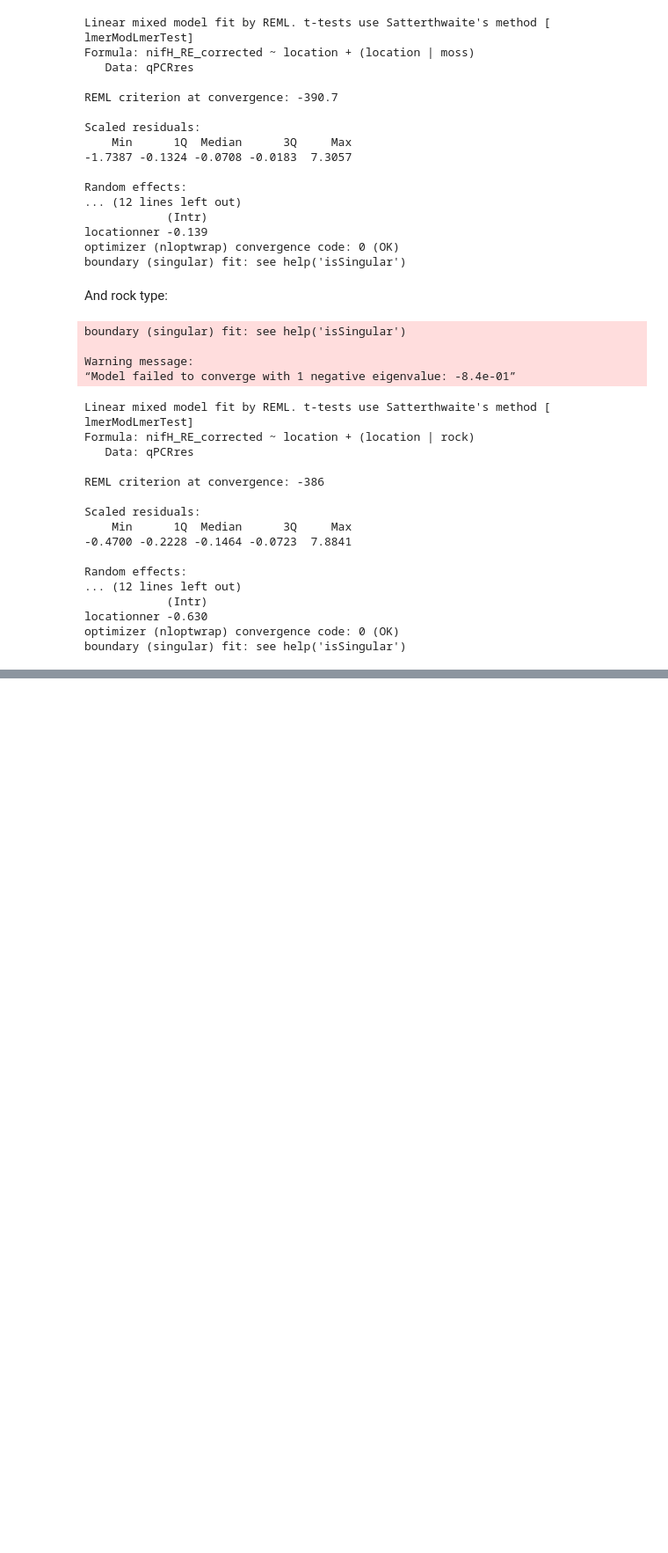
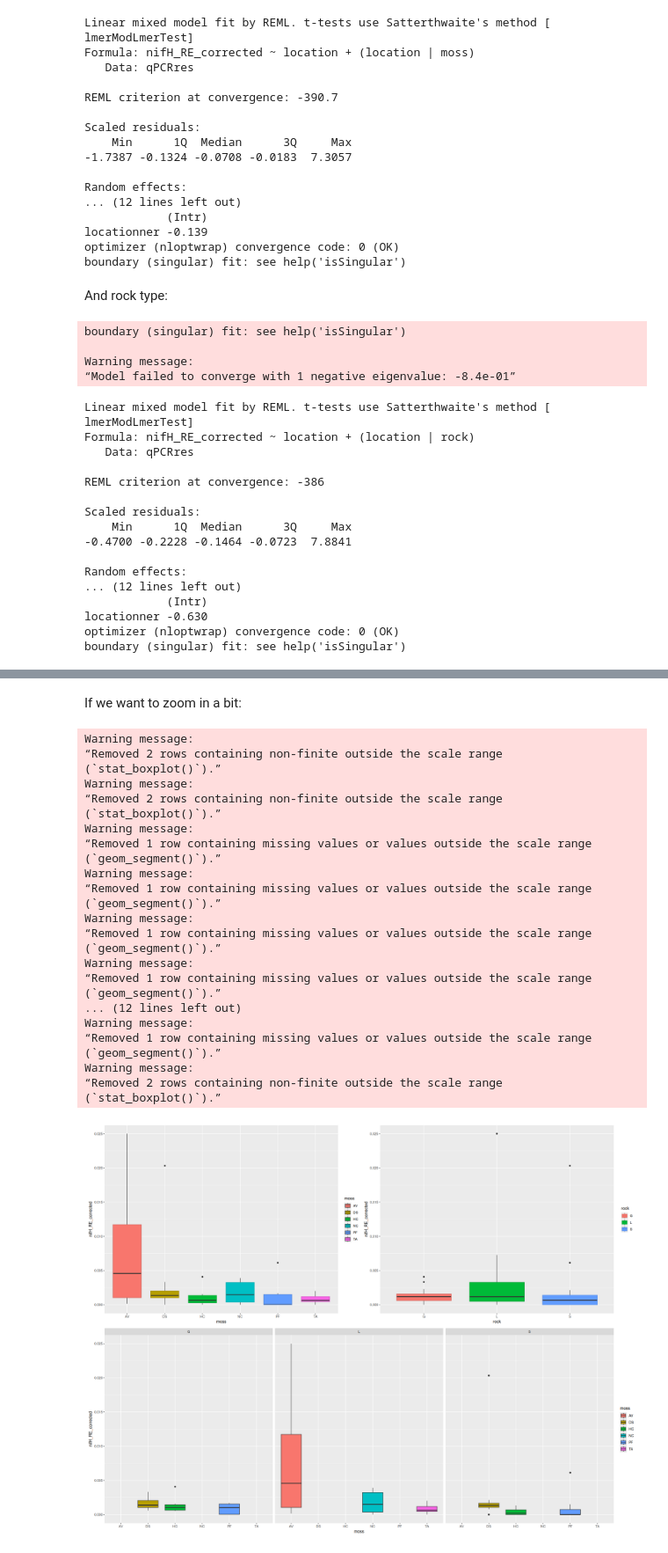
Before and after one commit to danchurch/mossCyano_qPCR, a Jupyter notebook: rock_moss_cyano_qPCR_analysis.ipynb, the cells around one changed output, grey strips where cells are left out. Shown at 88% size. Drawn from its saved outputs; the diff is of its cells as text; code cells hidden in the pictures; blank space fills up the shorter version.

```diff
--- a/rock_moss_cyano_qPCR_analysis.ipynb
+++ b/rock_moss_cyano_qPCR_analysis.ipynb
@@ -410,0 +509,31 @@ Great, sampler didn't even converge. And both models are complaining about singu
+# %% [markdown]
+If we want to zoom in a bit:
+# %%
+ylimi <- 0.025
+nifH_moss_box_zoom <- nifH_moss_box +
+                      coord_cartesian(ylim=c(0, ylimi))
+nifH_rock_box_zoom <- nifH_rock_box +
+                      coord_cartesian(ylim=c(0, ylimi))
+nifH_rock_moss_box_zoom <- nifH_rock_moss_box +
+                           coord_cartesian(ylim=c(0, ylimi))
+nifH_all_zoom <- (nifH_moss_box_zoom | nifH_rock_box_zoom) / nifH_rock_moss_box_zoom
+nifH_all_zoom
+# %% [output]
+Warning message:
+“Removed 2 rows containing non-finite outside the scale range (`stat_boxplot()`).”
+Warning message:
+“Removed 2 rows containing non-finite outside the scale range (`stat_boxplot()`).”
+Warning message:
+“Removed 1 row containing missing values or values outside the scale range (`geom_segment()`).”
+Warning message:
+“Removed 1 row containing missing values or values outside the scale range (`geom_segment()`).”
+Warning message:
+“Removed 1 row containing missing values or values outside the scale range (`geom_segment()`).”
+Warning message:
+“Removed 1 row containing missing values or values outside the scale range (`geom_segment()`).”
+... (12 lines left out)
+Warning message:
+“Removed 1 row containing missing values or values outside the scale range (`geom_segment()`).”
+Warning message:
+“Removed 2 rows containing non-finite outside the scale range (`stat_boxplot()`).”
+[figure, added]
```
Also changed, not shown: parts of 57 cells of this notebook, 3 other files.
